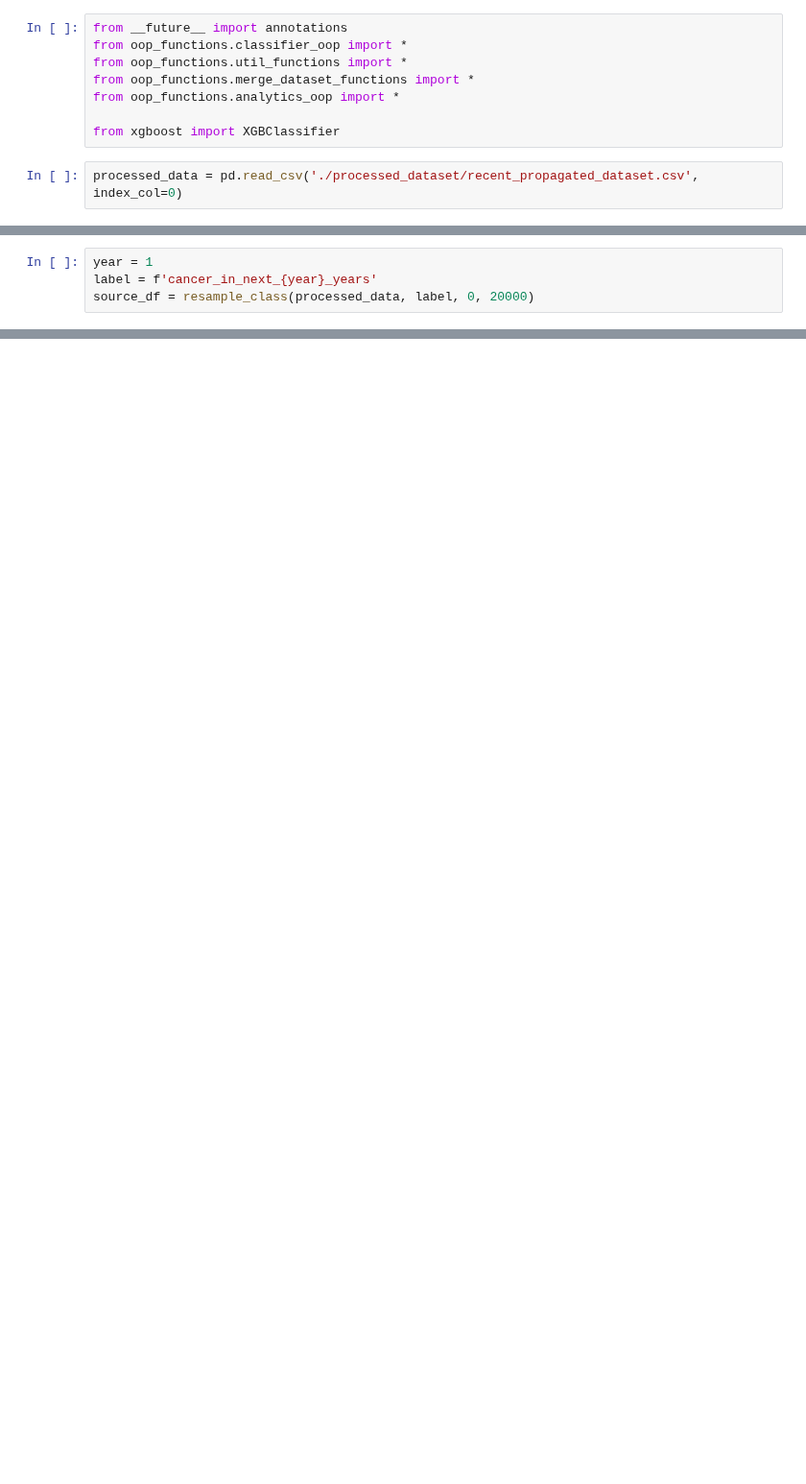
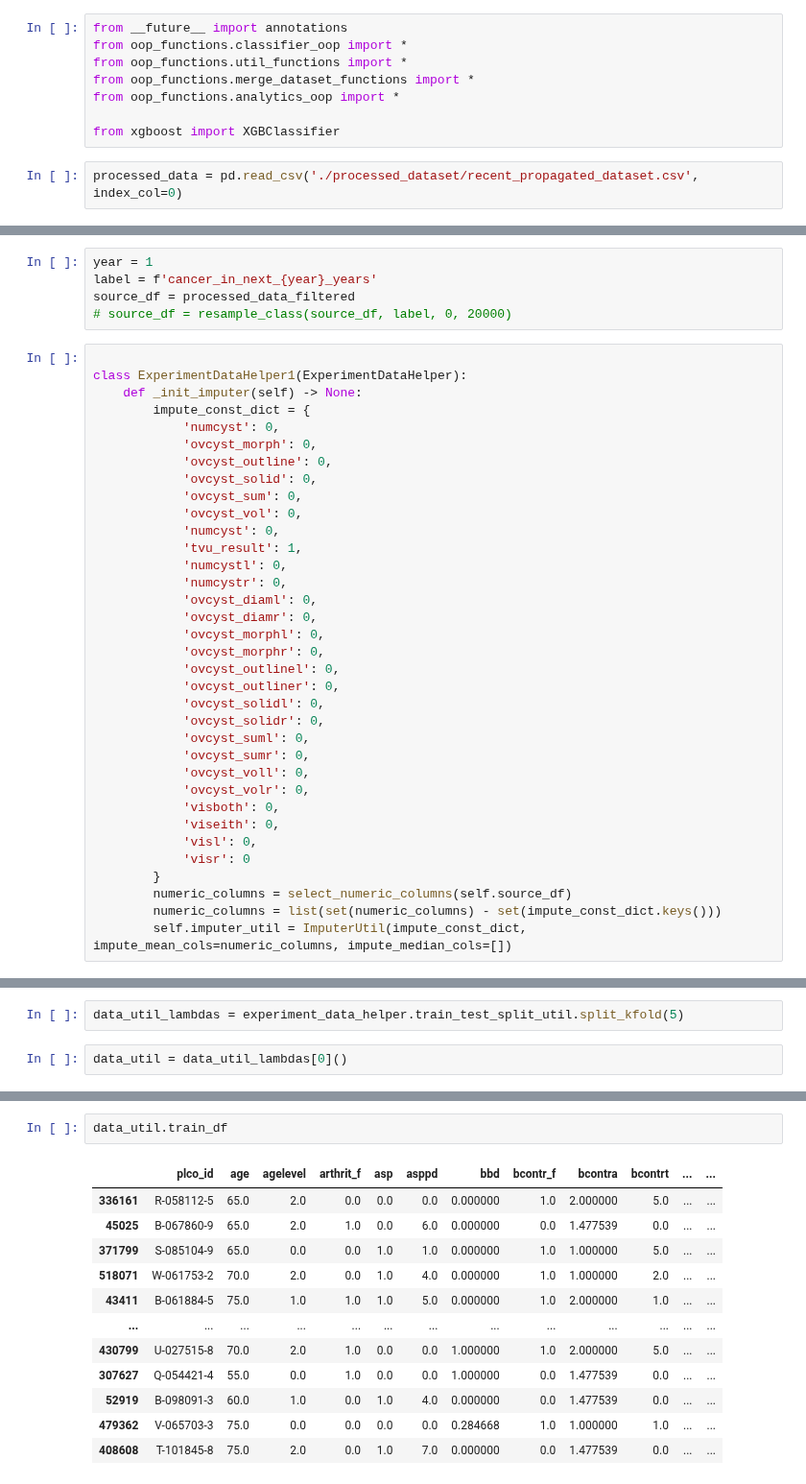
Before and after one commit to fedorenkood/ovarian_cancer_models, a Jupyter notebook: testing.ipynb, the cells around one changed output, grey strips where cells are left out. Shown at 96% size. Saved outputs shown, nothing was run; the diff lists cells and outputs as text; blank space fills up the shorter version.

```diff
--- a/testing.ipynb
+++ b/testing.ipynb
@@ -11,7 +15,43 @@ processed_data = pd.read_csv('./processed_dataset/recent_propagated_dataset.csv'
 # %%
 year = 1
 label = f'cancer_in_next_{year}_years'
-source_df = resample_class(processed_data, label, 0, 20000)
+source_df = processed_data_filtered
+# source_df = resample_class(source_df, label, 0, 20000)
+# %%
+
+class ExperimentDataHelper1(ExperimentDataHelper):
+    def _init_imputer(self) -> None:
+        impute_const_dict = {
+            'numcyst': 0,
+            'ovcyst_morph': 0,
+            'ovcyst_outline': 0,
+            'ovcyst_solid': 0,
+            'ovcyst_sum': 0,
+            'ovcyst_vol': 0,
+            'numcyst': 0,
+            'tvu_result': 1,
+            'numcystl': 0,
+            'numcystr': 0,
+            'ovcyst_diaml': 0,
+            'ovcyst_diamr': 0,
+            'ovcyst_morphl': 0,
+            'ovcyst_morphr': 0,
+            'ovcyst_outlinel': 0,
+            'ovcyst_outliner': 0,
+            'ovcyst_solidl': 0,
+            'ovcyst_solidr': 0,
+            'ovcyst_suml': 0,
+            'ovcyst_sumr': 0,
+            'ovcyst_voll': 0,
+            'ovcyst_volr': 0,
+            'visboth': 0,
+            'viseith': 0,
+            'visl': 0,
+            'visr': 0
+        }
+        numeric_columns = select_numeric_columns(self.source_df)
+        numeric_columns = list(set(numeric_columns) - set(impute_const_dict.keys()))
+        self.imputer_util = ImputerUtil(impute_const_dict, impute_mean_cols=numeric_columns, impute_median_cols=[])
 # %%
 classifier = XGBClassifier(eval_metric= 'error', learning_rate= 0.1)
 experiment_data_helper = ExperimentDataHelper1(source_df, label, ['cancer_'])
@@ -19,0 +58,4 @@ analytics_util = AnalyticsUtil(classifier, data_util_lambdas[0]()).fit()
+# %%
+data_util_lambdas = experiment_data_helper.train_test_split_util.split_kfold(5)
+# %%
+data_util = data_util_lambdas[0]()
@@ -19,0 +66,15 @@ analytics_util = AnalyticsUtil(classifier, data_util_lambdas[0]()).fit()
+# %%
+data_util.train_df
+# %% [output]
+|  | plco_id | age | agelevel | arthrit_f | asp | asppd | bbd | bcontr_f | bcontra | bcontrt | ... | ... |
+| 336161 | R-058112-5 | 65.0 | 2.0 | 0.0 | 0.0 | 0.0 | 0.000000 | 1.0 | 2.000000 | 5.0 | ... | ... |
+| 45025 | B-067860-9 | 65.0 | 2.0 | 1.0 | 0.0 | 6.0 | 0.000000 | 0.0 | 1.477539 | 0.0 | ... | ... |
+| 371799 | S-085104-9 | 65.0 | 0.0 | 0.0 | 1.0 | 1.0 | 0.000000 | 1.0 | 1.000000 | 5.0 | ... | ... |
+| 518071 | W-061753-2 | 70.0 | 2.0 | 0.0 | 1.0 | 4.0 | 0.000000 | 1.0 | 1.000000 | 2.0 | ... | ... |
+| 43411 | B-061884-5 | 75.0 | 1.0 | 1.0 | 1.0 | 5.0 | 0.000000 | 1.0 | 2.000000 | 1.0 | ... | ... |
+| ... | ... | ... | ... | ... | ... | ... | ... | ... | ... | ... | ... | ... |
+| 430799 | U-027515-8 | 70.0 | 2.0 | 1.0 | 0.0 | 0.0 | 1.000000 | 1.0 | 2.000000 | 5.0 | ... | ... |
+| 307627 | Q-054421-4 | 55.0 | 0.0 | 1.0 | 0.0 | 0.0 | 1.000000 | 0.0 | 1.477539 | 0.0 | ... | ... |
+| 52919 | B-098091-3 | 60.0 | 1.0 | 0.0 | 1.0 | 4.0 | 0.000000 | 0.0 | 1.477539 | 0.0 | ... | ... |
+| 479362 | V-065703-3 | 75.0 | 0.0 | 0.0 | 0.0 | 0.0 | 0.284668 | 1.0 | 1.000000 | 1.0 | ... | ... |
+| 408608 | T-101845-8 | 75.0 | 2.0 | 0.0 | 1.0 | 7.0 | 0.000000 | 0.0 | 1.477539 | 0.0 | ... | ... |
```
Also changed, not shown: parts of 5 cells of this notebook, 5 other files.
